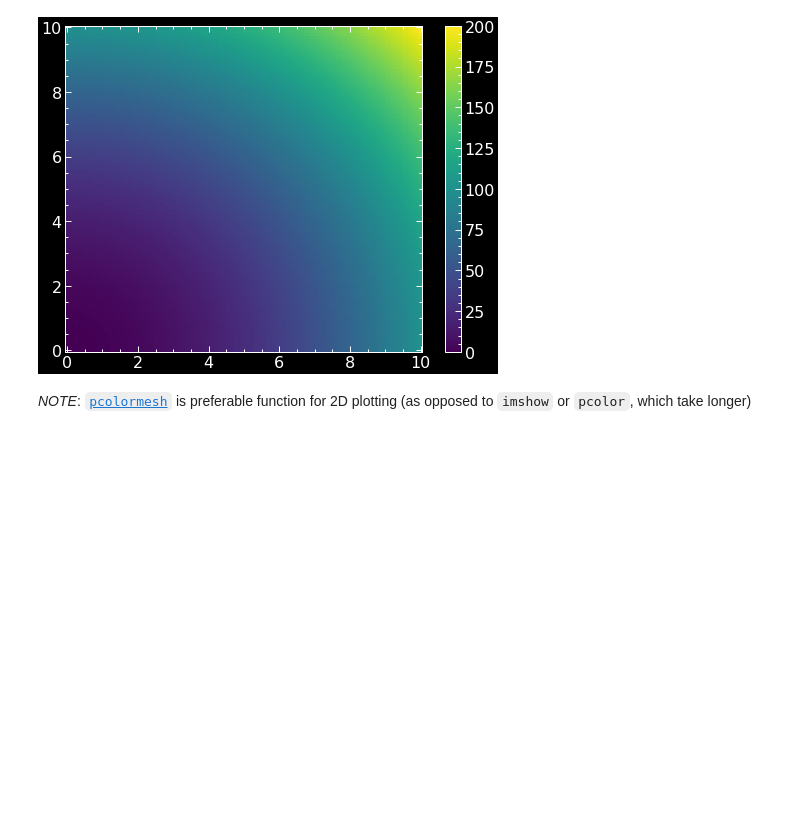
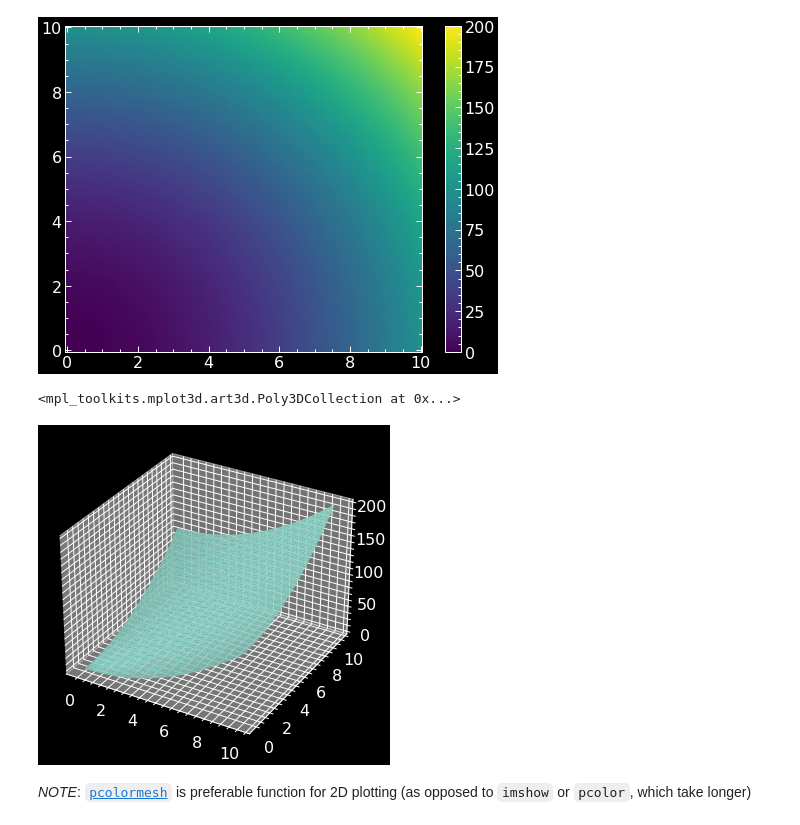
Before and after one commit to adamszymanowski/mr-p-solver, a Jupyter notebook: shorts/meshgrid_1.ipynb, the cells around one changed output. Drawn from its saved outputs; the diff is of its cells as text; code cells hidden in the pictures; blank space fills up the shorter version.

Commit message:
Meshgrid short tutorial (additional 3d plots)

```diff
--- a/shorts/meshgrid_1.ipynb
+++ b/shorts/meshgrid_1.ipynb
@@ -87,6 +90,13 @@ plt.colorbar()
 # %% [output]
 <matplotlib.colorbar.Colorbar at 0x...>
 [figure]
+# %%
+
+ax = plt.axes(projection='3d')
+ax.plot_surface(xv, yv, f1(xv, yv))
+# %% [output]
+<mpl_toolkits.mplot3d.art3d.Poly3DCollection at 0x...>
+[figure, added]
 # %% [markdown]
 *NOTE*: [`pcolormesh`](https://matplotlib.org/stable/api/_as_gen/matplotlib.pyplot.pcolormesh.html)
 is preferable function for 2D plotting (as opposed to `imshow` or `pcolor`, which take longer)
```
Also changed, not shown: parts of 4 cells of this notebook.
